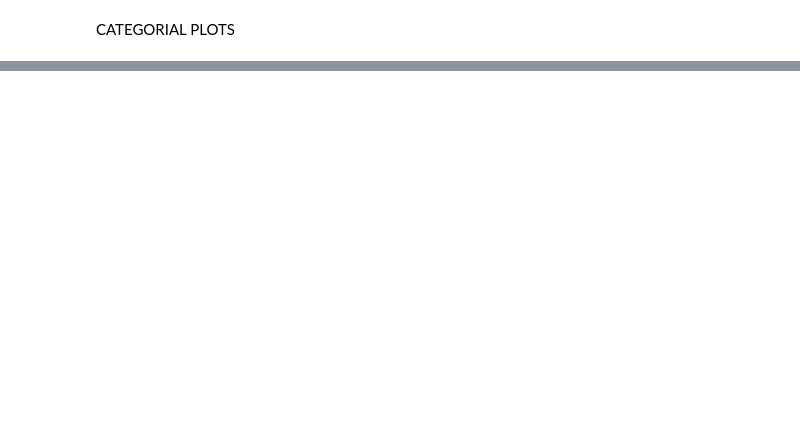
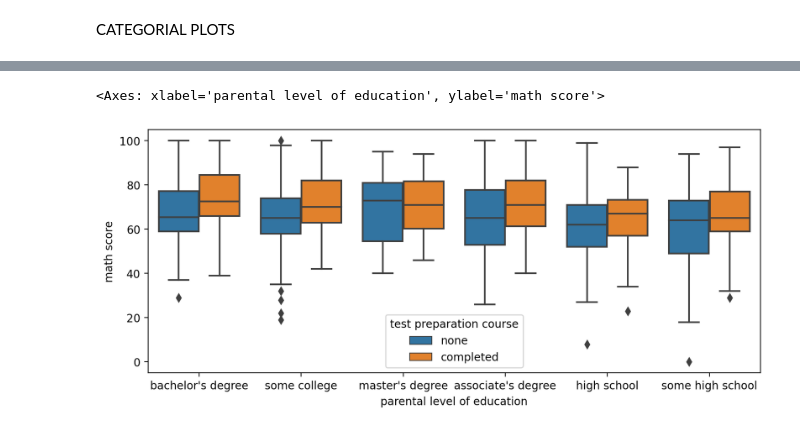
Before and after one commit to Shreyaa710/PythonLibraries, a Jupyter notebook: seabornLearn.ipynb, the cells around one changed output, grey strips where cells are left out. Saved outputs shown, nothing was run; the diff lists cells and outputs as text; code cells hidden in the pictures; blank space fills up the shorter version.

```diff
--- a/seabornLearn.ipynb
+++ b/seabornLearn.ipynb
@@ -127,0 +167,2 @@ CATEGORIAL PLOTS
+# %%
+df =pd.read_csv('C:\\Users\\shrey\\Desktop\\05-Seaborn\\StudentsPerformance.csv')
@@ -127,0 +178,6 @@ CATEGORIAL PLOTS
+# %%
+plt.figure(figsize=(10,4), dpi=200)
+sns.boxplot(data=df, y='math score', x='parental level of education', hue='test preparation course')
+# %% [output]
+<Axes: xlabel='parental level of education', ylabel='math score'>
+[figure, added]
```
Also changed, not shown: parts of 24 cells of this notebook.
